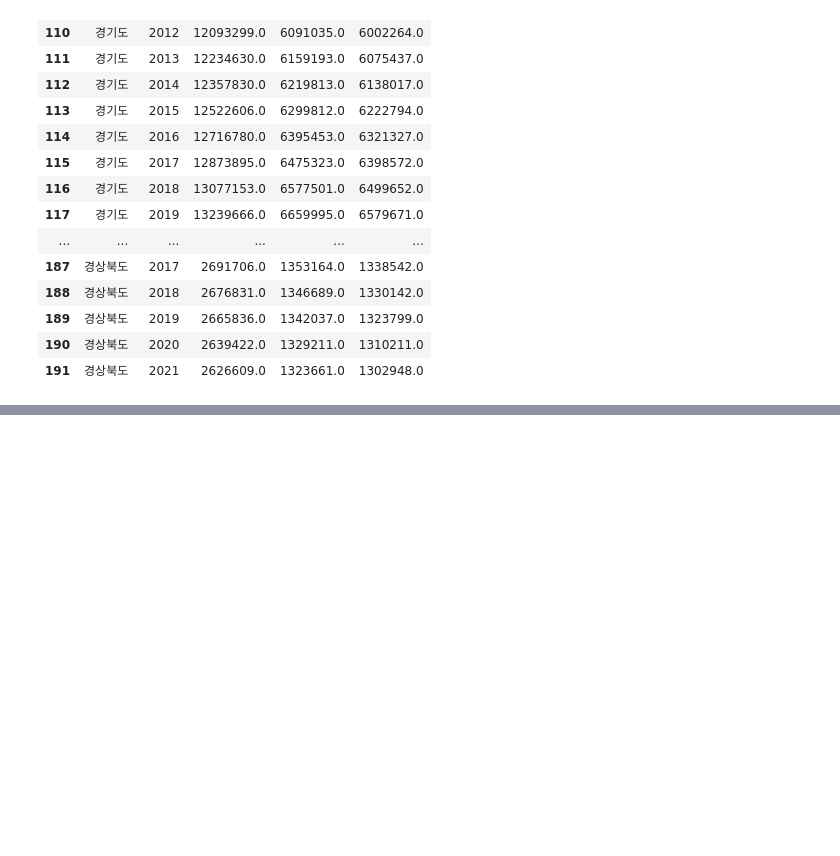
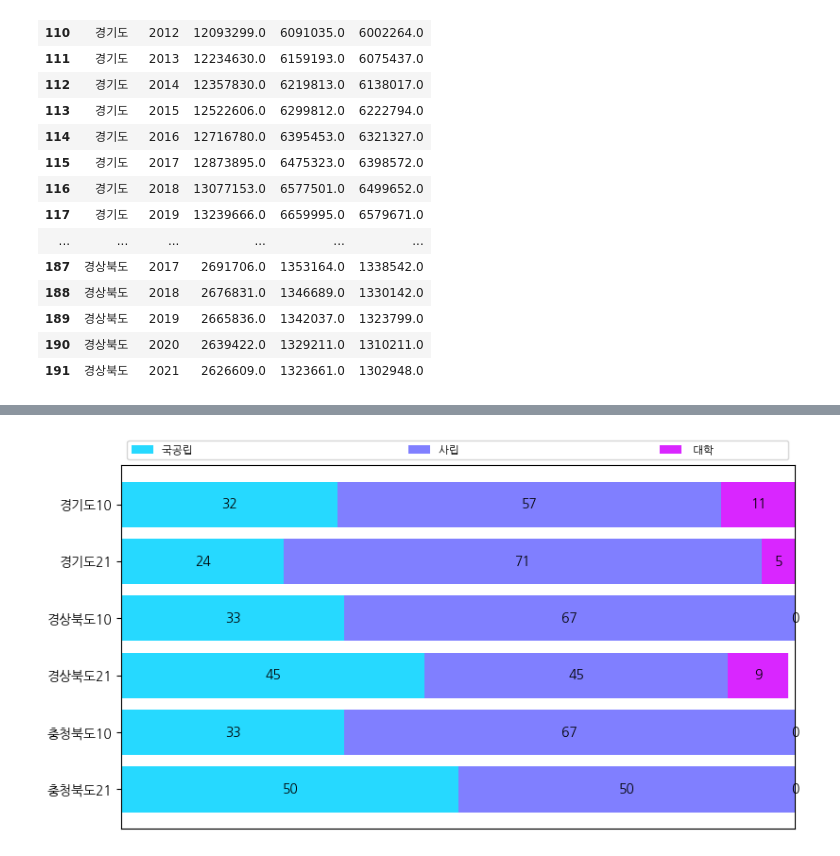
Before and after one commit to matdongsan5/Project, a Jupyter notebook: Numpy_이정욱/check.ipynb, the cells around one changed output, grey strips where cells are left out. Saved outputs shown, nothing was run; the diff lists cells and outputs as text; code cells hidden in the pictures; blank space fills up the shorter version.

```diff
--- a/Numpy_이정욱/check.ipynb
+++ b/Numpy_이정욱/check.ipynb
@@ -481,0 +292,15 @@ See the caveats in the documentation: https://pandas.pydata.org/pandas-docs/stab
+# %%
+category_names = ['국공립                                                               ', '사립                                                          ',
+ ' 대학                       ']
+results = {
+    '경기도10': list(map(lambda x: x*100, kkdDF_g.iloc[0,2:].to_list())),
+    '경기도21': list(map(lambda x: x*100, kkdDF_g.iloc[11,2:].to_list())),
+    '경상북도10': list(map(lambda x: x*100, gsbdDF_g.iloc[0,2:].to_list())),
+    '경상북도21': list(map(lambda x: x*100, gsbdDF_g.iloc[11,2:].to_list())),
+    '충청북도10': list(map(lambda x: x*100, ccbdDF_g.iloc[0,2:].to_list())),
+    '충청북도21': list(map(lambda x: x*100, ccbdDF_g.iloc[11,2:].to_list()))
+}
+survey(results, category_names,cmap='cool')
+plt.show()
+# %% [output]
+[figure, added]
```
Also changed, not shown: parts of 41 cells of this notebook.
